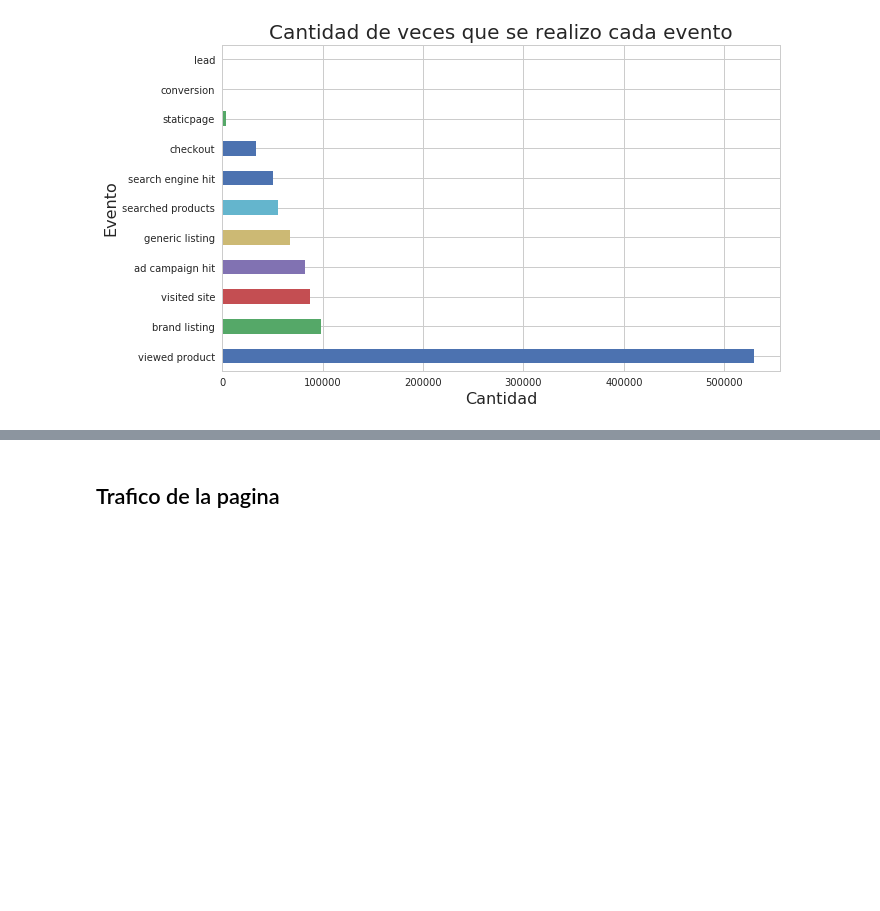
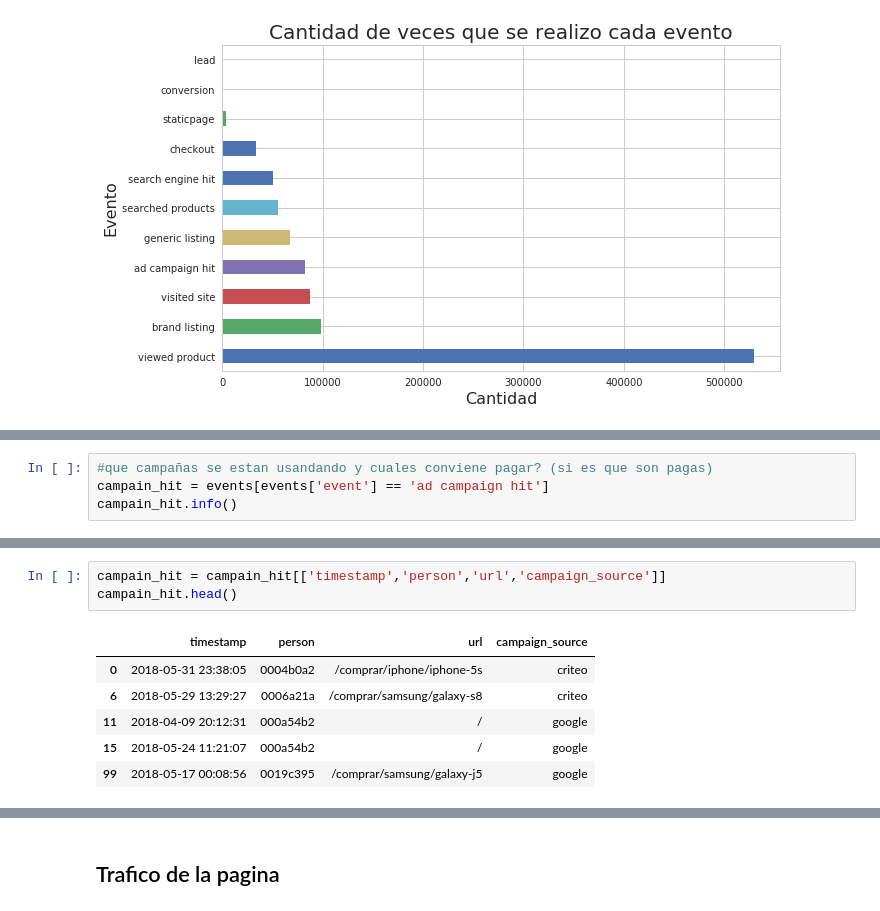
Before and after one commit to jowisaidman/tp1_analisis_exploratorio, a Jupyter notebook: AnalisisExploratorio.ipynb, the cells around one changed output, grey strips where cells are left out. Saved outputs shown, nothing was run; the diff lists cells and outputs as text; blank space fills up the shorter version.

```diff
--- a/AnalisisExploratorio.ipynb
+++ b/AnalisisExploratorio.ipynb
@@ -92,0 +95,4 @@ Text(0.5,0,'Cantidad')
+# %%
+#que campañas se estan usandando y cuales conviene pagar? (si es que son pagas)
+campain_hit = events[events['event'] == 'ad campaign hit']
+campain_hit.info()
@@ -92,0 +117,10 @@ Text(0.5,0,'Cantidad')
+# %%
+campain_hit = campain_hit[['timestamp','person','url','campaign_source']]
+campain_hit.head()
+# %% [output]
+|  | timestamp | person | url | campaign_source |
+| 0 | 2018-05-31 23:38:05 | 0004b0a2 | /comprar/iphone/iphone-5s | criteo |
+| 6 | 2018-05-29 13:29:27 | 0006a21a | /comprar/samsung/galaxy-s8 | criteo |
+| 11 | 2018-04-09 20:12:31 | 000a54b2 | / | google |
+| 15 | 2018-05-24 11:21:07 | 000a54b2 | / | google |
+| 99 | 2018-05-17 00:08:56 | 0019c395 | /comprar/samsung/galaxy-j5 | google |
```
Also changed, not shown: parts of 9 cells of this notebook.
